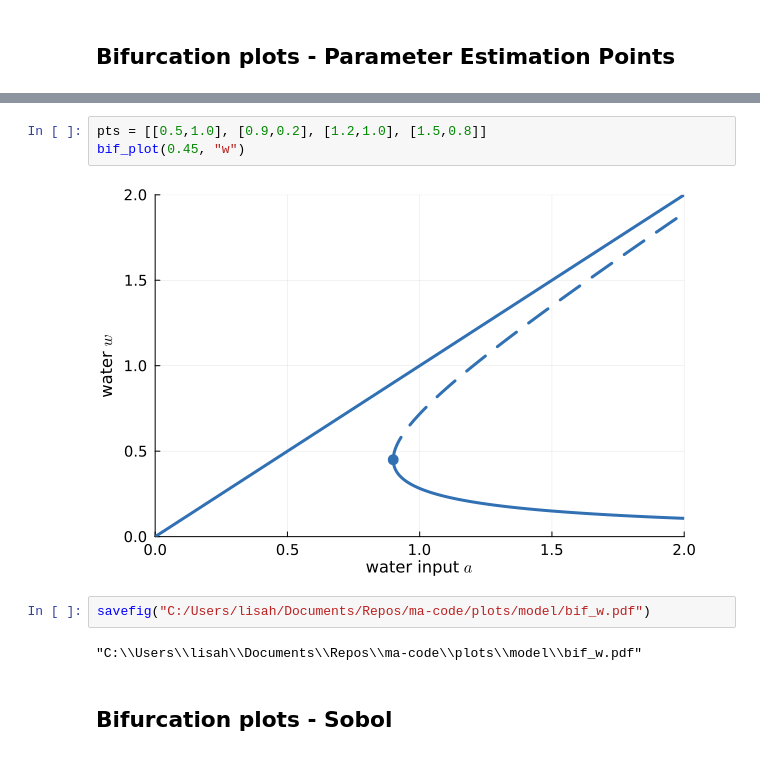
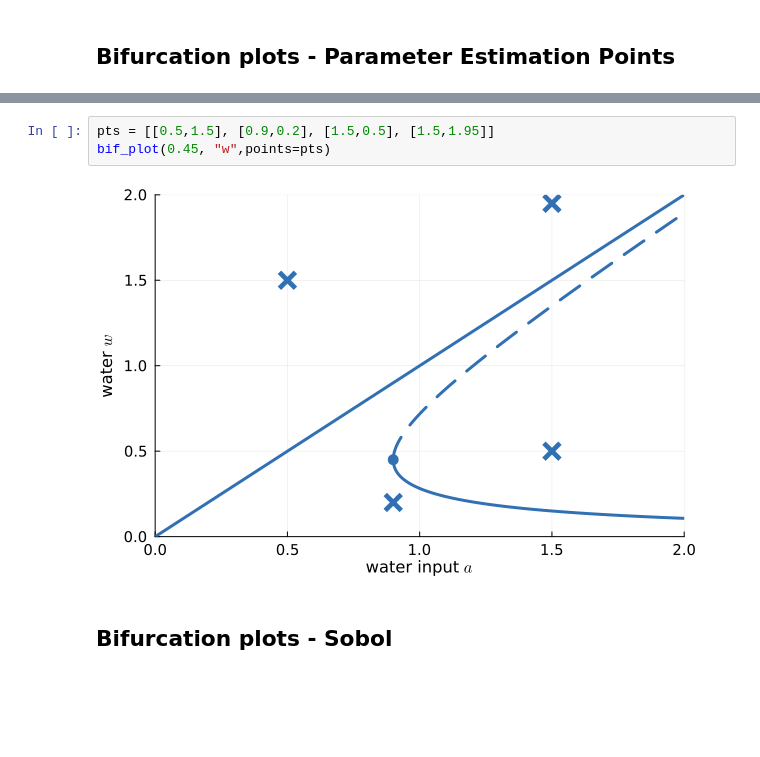
Before and after one commit to lisab00/ma-code, a Jupyter notebook: notebooks/playground/bifurcation_diagrams.ipynb, the cells around one changed output, grey strips where cells are left out. Drawn from its saved outputs; the diff is of its cells as text; blank space fills up the shorter version.

```diff
--- a/notebooks/playground/bifurcation_diagrams.ipynb
+++ b/notebooks/playground/bifurcation_diagrams.ipynb
@@ -25,12 +21,8 @@ point combinations `[w0,n0,a,m]`:
 # %%
-pts = [[0.5,1.0], [0.9,0.2], [1.2,1.0], [1.5,0.8]]
-bif_plot(0.45, "w")
+pts = [[0.5,1.5], [0.9,0.2], [1.5,0.5], [1.5,1.95]]
+bif_plot(0.45, "w",points=pts)
 # %% [output]
-[figure, old version]
+[figure, new version]
-# %%
-savefig("C:/Users/lisah/Documents/Repos/ma-code/plots/model/bif_w.pdf")
-# %% [output]
-"C:\\Users\\lisah\\Documents\\Repos\\ma-code\\plots\\model\\bif_w.pdf"
 # %% [markdown]
 ## Bifurcation plots - Sobol
 # %% [markdown]
```
Also changed, not shown: parts of 6 cells of this notebook.
